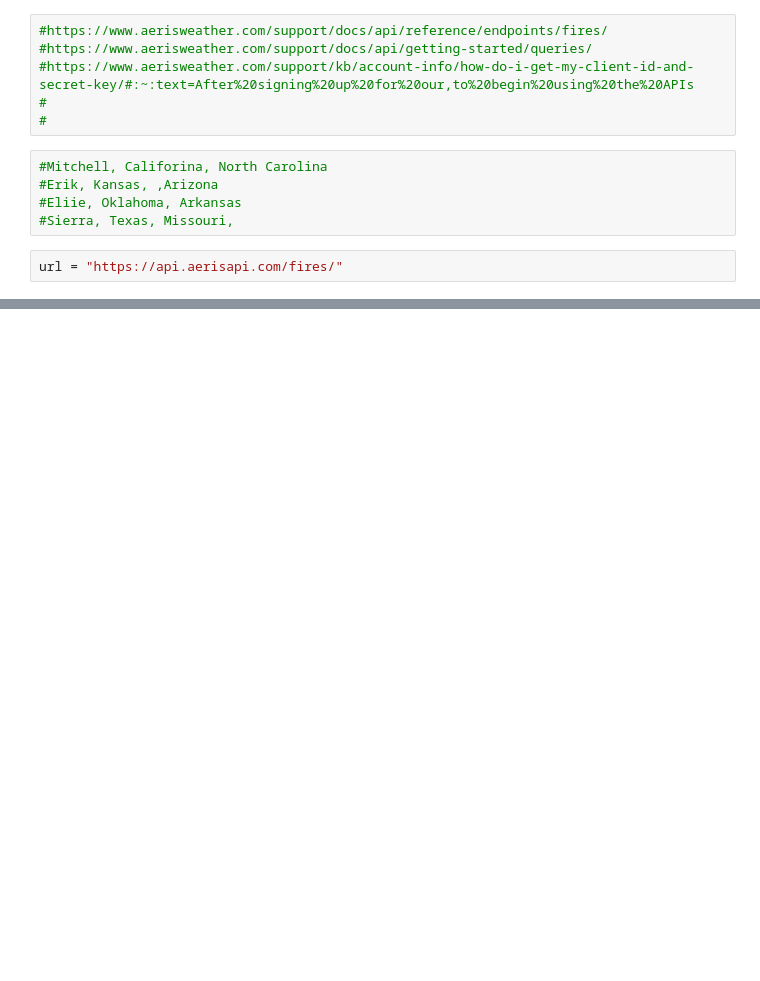
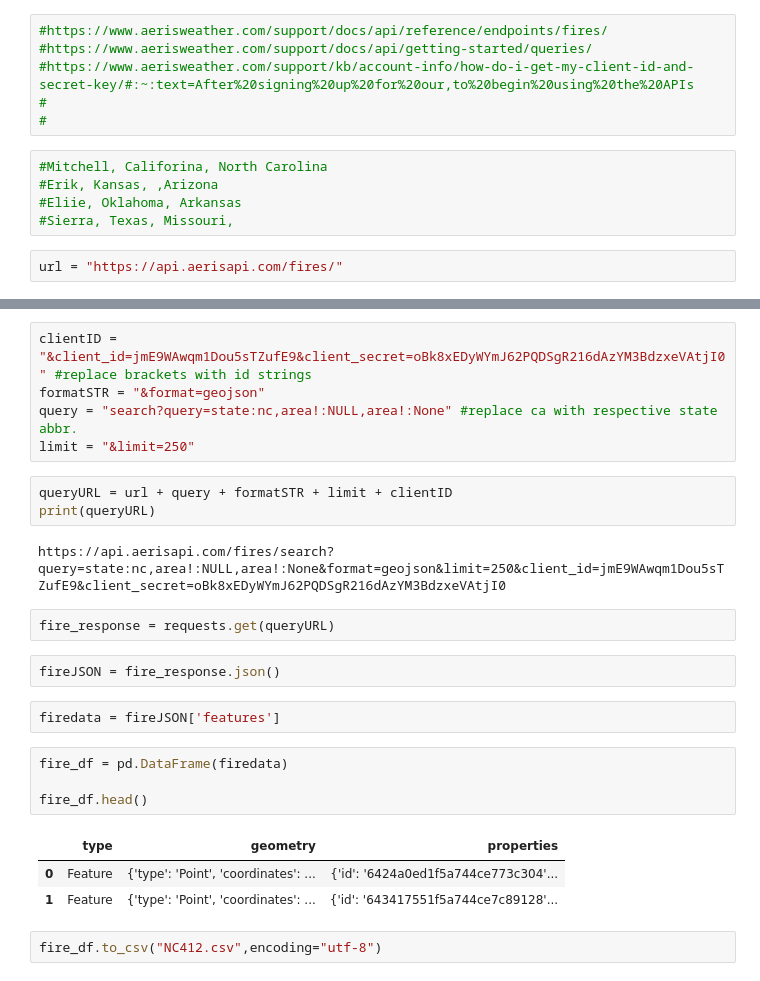
Before and after one commit to ErIvPe/Project3-Wildfires, a Jupyter notebook: API_Call.ipynb, the cells around one changed output, grey strips where cells are left out. Cells and saved outputs as stored; diff of their text form; blank space fills up the shorter version.

```diff
--- a/API_Call.ipynb
+++ b/API_Call.ipynb
@@ -52,0 +76,26 @@ pprint(fireJSON)
+# %%
+clientID = "&client_id=jmE9WAwqm1Dou5sTZufE9&client_secret=oBk8xEDyWYmJ62PQDSgR216dAzYM3BdzxeVAtjI0" #replace brackets with id strings
+formatSTR = "&format=geojson"
+query = "search?query=state:nc,area!:NULL,area!:None" #replace ca with respective state abbr.
+limit = "&limit=250"
+# %%
+queryURL = url + query + formatSTR + limit + clientID
+print(queryURL)
+# %% [output]
+https://api.aerisapi.com/fires/search?query=state:nc,area!:NULL,area!:None&format=geojson&limit=250&client_id=jmE9WAwqm1Dou5sTZufE9&client_secret=oBk8xEDyWYmJ62PQDSgR216dAzYM3BdzxeVAtjI0
+# %%
+fire_response = requests.get(queryURL)
+# %%
+fireJSON = fire_response.json()
+# %%
+firedata = fireJSON['features']
+# %%
+fire_df = pd.DataFrame(firedata)
+
+fire_df.head()
+# %% [output]
+|  | type | geometry | properties |
+| 0 | Feature | {'type': 'Point', 'coordinates': ... | {'id': '6424a0ed1f5a744ce773c304'... |
+| 1 | Feature | {'type': 'Point', 'coordinates': ... | {'id': '643417551f5a744ce7c89128'... |
+# %%
+fire_df.to_csv("NC412.csv",encoding="utf-8")
```
Also changed, not shown: parts of 9 cells of this notebook, 6 other files.
